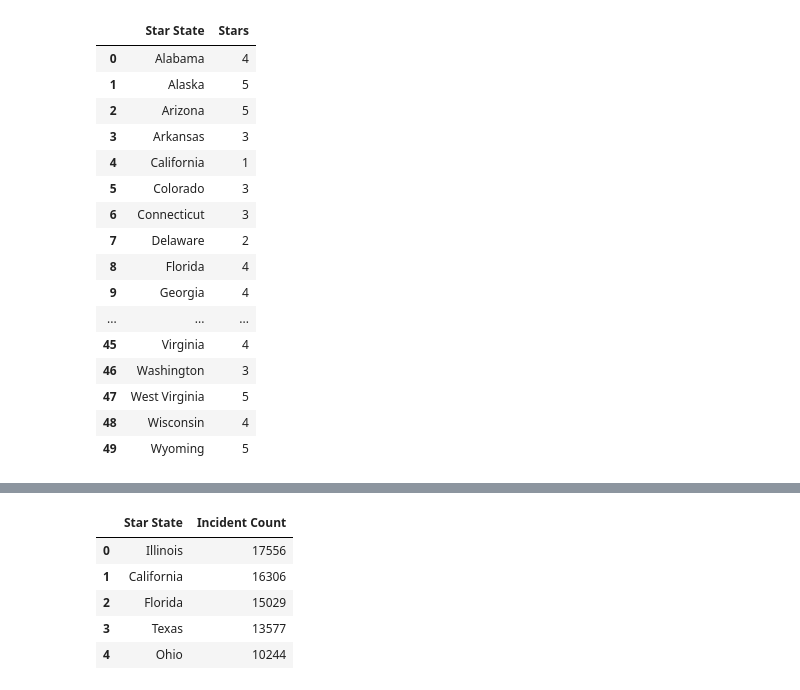
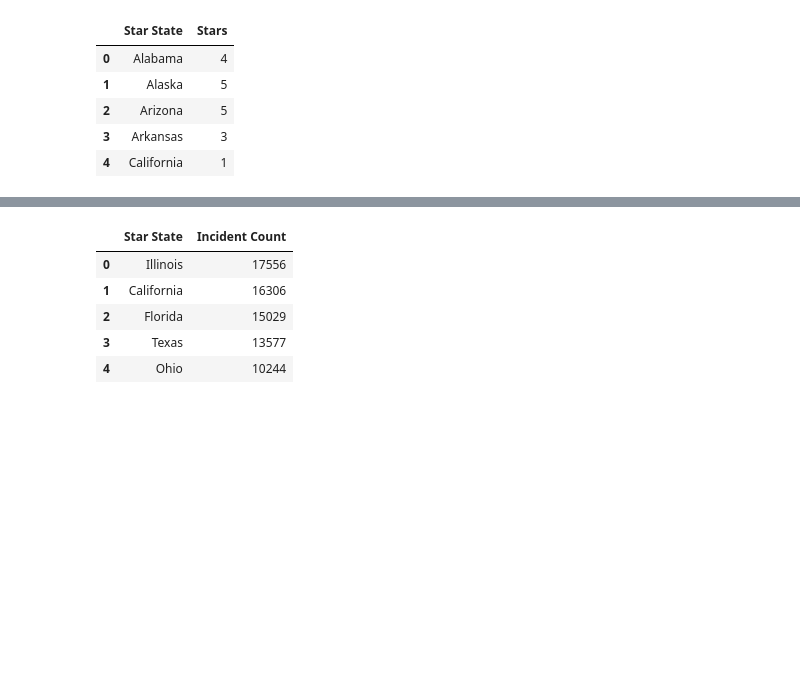
Before and after one commit to Demarsch/gun-violence, a Jupyter notebook: Code/Gun Laws.ipynb, the cells around one changed output, grey strips where cells are left out. Drawn from its saved outputs; the diff is of its cells as text; code cells hidden in the pictures; blank space fills up the shorter version.

```diff
--- a/Code/Gun Laws.ipynb
+++ b/Code/Gun Laws.ipynb
@@ -20,25 +20,14 @@ incident_data.head()
 # %%
 #Read in State_Star_Dict
 Star_Dict = pd.read_csv(dict_path)
 
-Star_Dict
+Star_Dict.head()
 # %% [output]
 |  | Star State | Stars |
 | 0 | Alabama | 4 |
 | 1 | Alaska | 5 |
 | 2 | Arizona | 5 |
 | 3 | Arkansas | 3 |
 | 4 | California | 1 |
-| 5 | Colorado | 3 |
-| 6 | Connecticut | 3 |
-| 7 | Delaware | 2 |
-| 8 | Florida | 4 |
-| 9 | Georgia | 4 |
-| ... | ... | ... |
-| 45 | Virginia | 4 |
-| 46 | Washington | 3 |
-| 47 | West Virginia | 5 |
-| 48 | Wisconsin | 4 |
-| 49 | Wyoming | 5 |
 # %%
 #Unique value count of state values so I can scatterplot against star count
```
Also changed, not shown: parts of 6 cells of this notebook.
